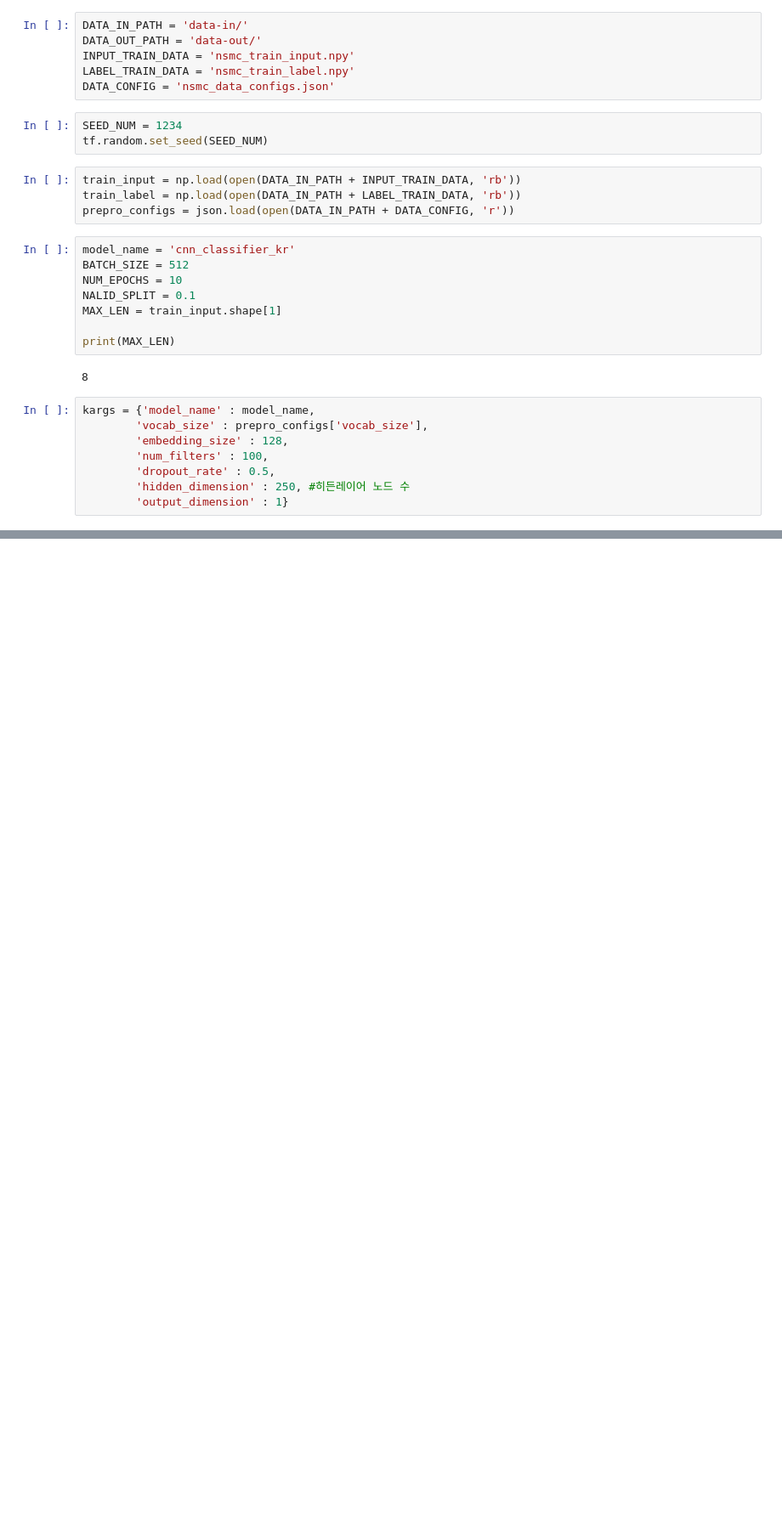
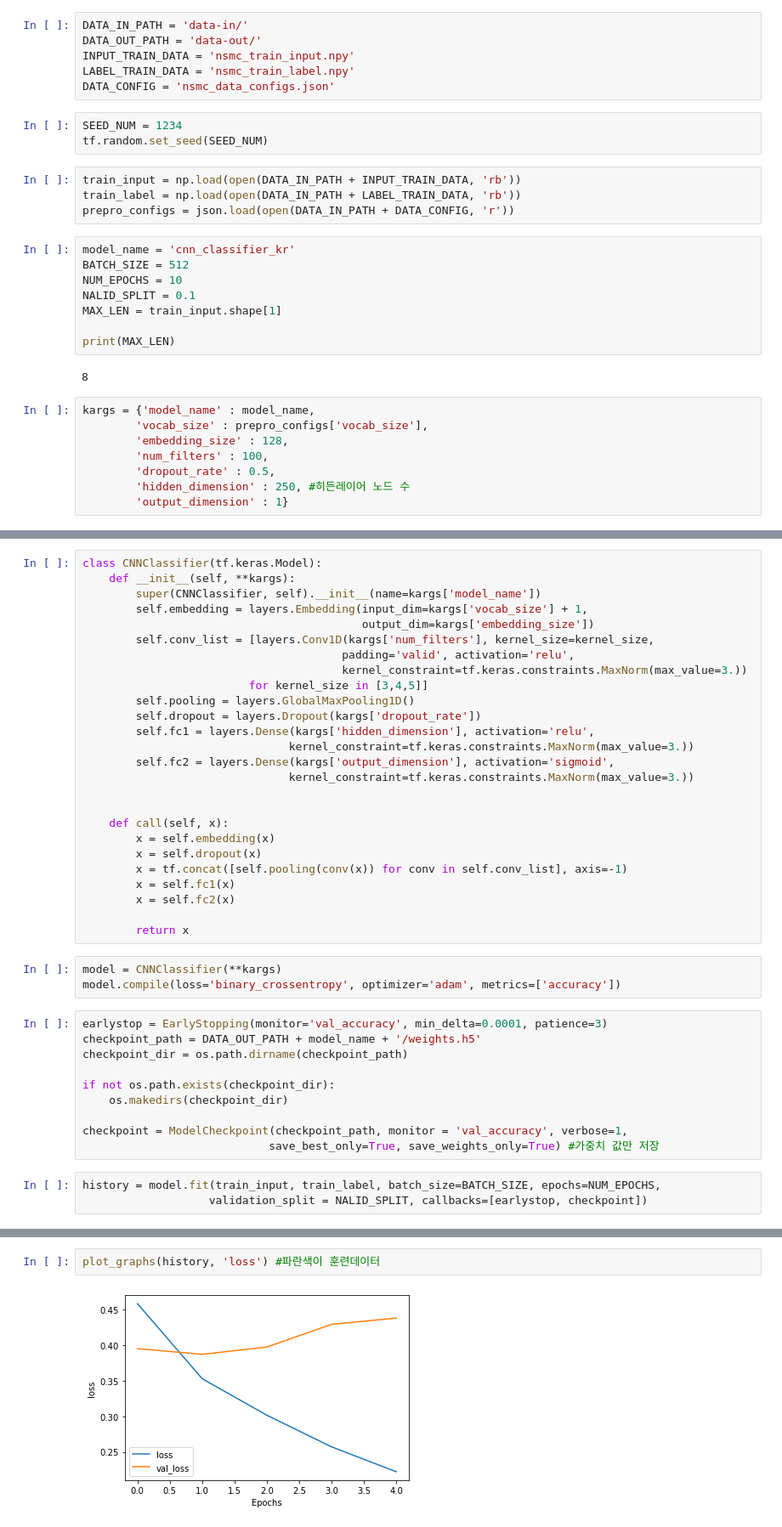
Before and after one commit to haryul99/dkdkd, a Jupyter notebook: movie_review.ipynb, the cells around one changed output, grey strips where cells are left out. Shown at 85% size. Saved outputs shown, nothing was run; the diff lists cells and outputs as text; blank space fills up the shorter version.

```diff
--- a/movie_review.ipynb
+++ b/movie_review.ipynb
@@ -49,0 +77,42 @@ kargs = {'model_name' : model_name,
+# %%
+class CNNClassifier(tf.keras.Model):
+    def __init__(self, **kargs):
+        super(CNNClassifier, self).__init__(name=kargs['model_name'])
+        self.embedding = layers.Embedding(input_dim=kargs['vocab_size'] + 1,
+                                          output_dim=kargs['embedding_size'])
+        self.conv_list = [layers.Conv1D(kargs['num_filters'], kernel_size=kernel_size,
+                                       padding='valid', activation='relu',
+                                       kernel_constraint=tf.keras.constraints.MaxNorm(max_value=3.))
+                         for kernel_size in [3,4,5]]
+        self.pooling = layers.GlobalMaxPooling1D()
+        self.dropout = layers.Dropout(kargs['dropout_rate'])
+        self.fc1 = layers.Dense(kargs['hidden_dimension'], activation='relu',
+                               kernel_constraint=tf.keras.constraints.MaxNorm(max_value=3.))
+        self.fc2 = layers.Dense(kargs['output_dimension'], activation='sigmoid',
+                               kernel_constraint=tf.keras.constraints.MaxNorm(max_value=3.))
+
+
+    def call(self, x):
+        x = self.embedding(x)
+        x = self.dropout(x)
+        x = tf.concat([self.pooling(conv(x)) for conv in self.conv_list], axis=-1)
+        x = self.fc1(x)
+        x = self.fc2(x)
+
+        return x
+# %%
+model = CNNClassifier(**kargs)
+model.compile(loss='binary_crossentropy', optimizer='adam', metrics=['accuracy'])
+# %%
+earlystop = EarlyStopping(monitor='val_accuracy', min_delta=0.0001, patience=3)
+checkpoint_path = DATA_OUT_PATH + model_name + '/weights.h5'
+checkpoint_dir = os.path.dirname(checkpoint_path)
+
+if not os.path.exists(checkpoint_dir):
+    os.makedirs(checkpoint_dir)
+
+checkpoint = ModelCheckpoint(checkpoint_path, monitor = 'val_accuracy', verbose=1,
+                            save_best_only=True, save_weights_only=True) #가중치 값만 저장
+# %%
+history = model.fit(train_input, train_label, batch_size=BATCH_SIZE, epochs=NUM_EPOCHS,
+                   validation_split = NALID_SPLIT, callbacks=[earlystop, checkpoint])
@@ -49,0 +135,4 @@ kargs = {'model_name' : model_name,
+# %%
+plot_graphs(history, 'loss') #파란색이 훈련데이터
+# %% [output]
+[figure, added]
```
Also changed, not shown: parts of 6 cells of this notebook, 4 other files.
